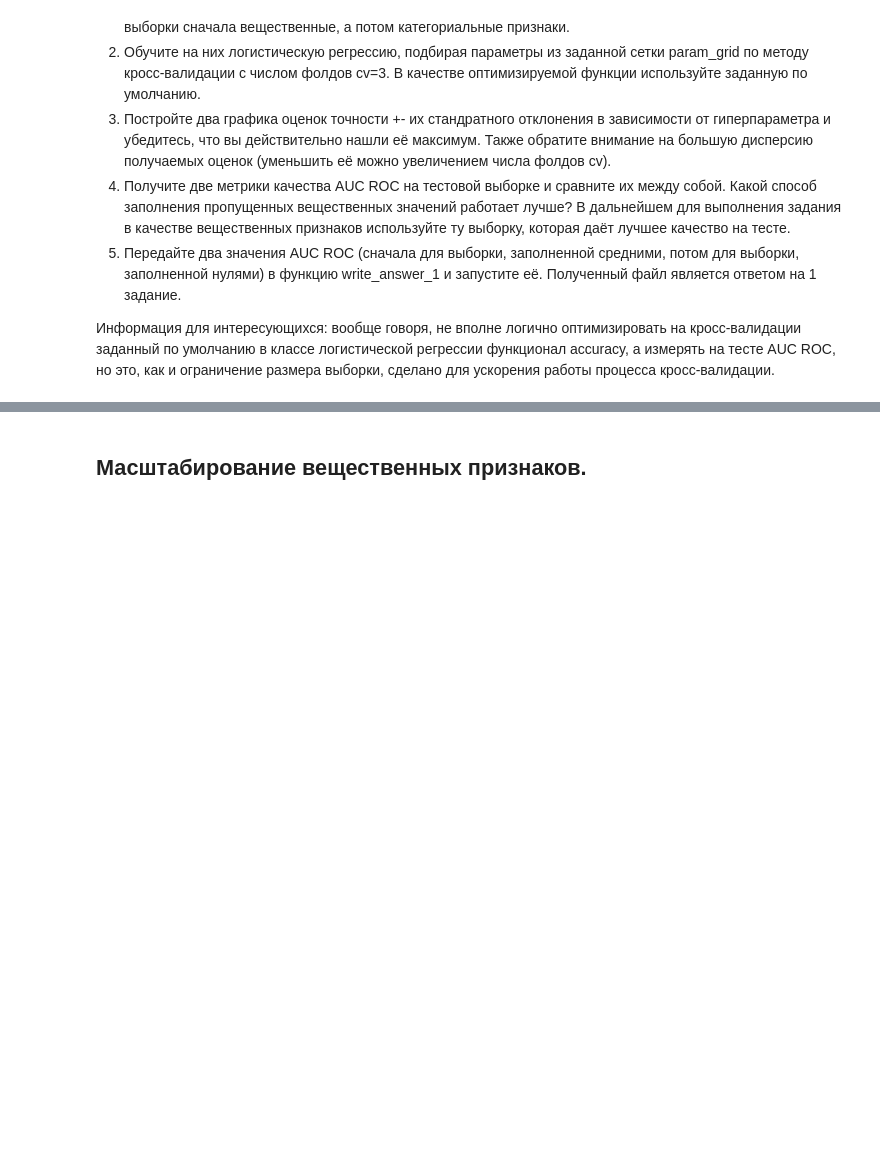
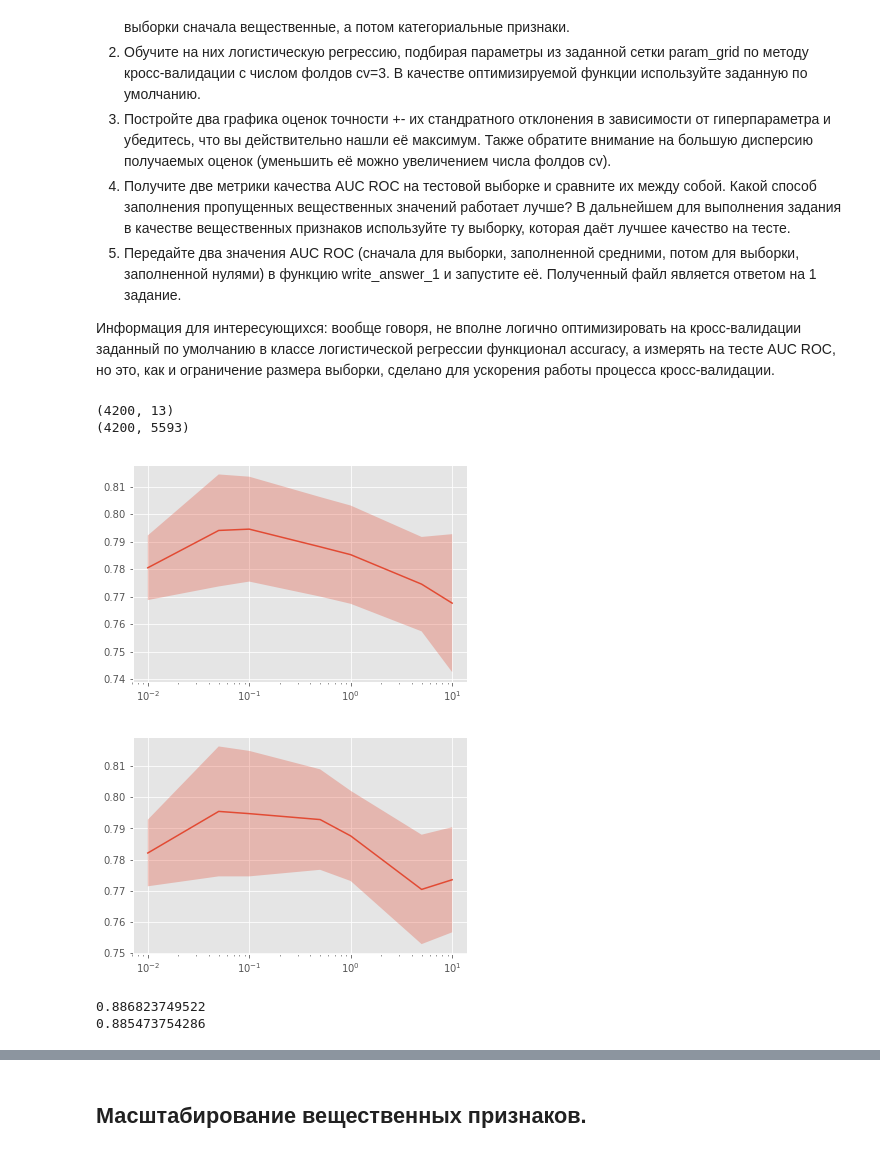
Before and after one commit to alexbee732/ML-Yandex-Mipt, a Jupyter notebook: Course 2/Week 3/Task/Preprocessing_LR.ipynb, the cells around one changed output, grey strips where cells are left out. Drawn from its saved outputs; the diff is of its cells as text; code cells hidden in the pictures; blank space fills up the shorter version.

```diff
--- a/Course 2/Week 3/Task/Preprocessing_LR.ipynb
+++ b/Course 2/Week 3/Task/Preprocessing_LR.ipynb
@@ -285,24 +290,65 @@ from sklearn.cross_validation import train_test_split
 # %%
 from sklearn.linear_model import LogisticRegression
 from sklearn.grid_search import GridSearchCV
 from sklearn.metrics import roc_auc_score
 
 def plot_scores(optimizer):
     scores = [[item[0]['C'],
                item[1],
                (np.sum((item[2]-item[1])**2)/(item[2].size-1))**0.5] for item in optimizer.grid_scores_]
     scores = np.array(scores)
     plt.semilogx(scores[:,0], scores[:,1])
     plt.fill_between(scores[:,0], scores[:,1]-scores[:,2],
                                   scores[:,1]+scores[:,2], alpha=0.3)
     plt.show()
 
 def write_answer_1(auc_1, auc_2):
     auc = (auc_1 + auc_2)/2
     with open("preprocessing_lr_answer1.txt", "w") as fout:
         fout.write(str(auc))
 
+def plot_roc(X,y):
+    fpr, tpr, _ = metrics.roc_curve(X, y)
+    pylab.plot(fpr, tpr, label = 'linear model')
+    pylab.plot([0, 1], [0, 1], '--', color = 'grey', label = 'random')
+    pylab.xlim([-0.05, 1.05])
+    pylab.ylim([-0.05, 1.05])
+    pylab.xlabel('False Positive Rate')
+    pylab.ylabel('True Positive Rate')
+    pylab.title('ROC curve')
+    pylab.legend(loc = "lower right")
+
 param_grid = {'C': [0.01, 0.05, 0.1, 0.5, 1, 5, 10]}
 cv = 3
 
 # place your code here
+print (X_train_real_zeros.shape)
+print (X_train_cat_oh.shape)
+X_train_z = np.hstack((X_train_real_zeros.values, X_train_cat_oh))
+X_train_m = np.hstack((X_train_real_mean.values, X_train_cat_oh))
+estimator = LogisticRegression(penalty='l2')
+optimizer_z = GridSearchCV(estimator, param_grid, cv=3)
+optimizer_m = GridSearchCV(estimator, param_grid, cv=3)
+optimizer_z.fit(X_train_z, y_train)
+optimizer_m.fit(X_train_m, y_train)
+plot_scores(optimizer_z)
+plot_scores(optimizer_m)
+X_test_z = np.hstack((X_test_real_zeros.values, X_test_cat_oh))
+X_test_m = np.hstack((X_test_real_mean.values, X_test_cat_oh))
+
+optimizer_z.predict_proba(X_test_z)
+
+auc_1 = roc_auc_score(y_test, optimizer_z.predict_proba(X_test_z)[:,1])
+auc_2 = roc_auc_score(y_test, optimizer_m.predict_proba(X_test_m)[:,1])
+
+print auc_1
+print auc_2
+
+write_answer_1(auc_1, auc_2)
+# %% [output]
+(4200, 13)
+(4200, 5593)
+[figure, added]
+[figure, added]
+0.886823749522
+0.885473754286
```
Also changed, not shown: parts of 15 cells of this notebook, 3 other files.
